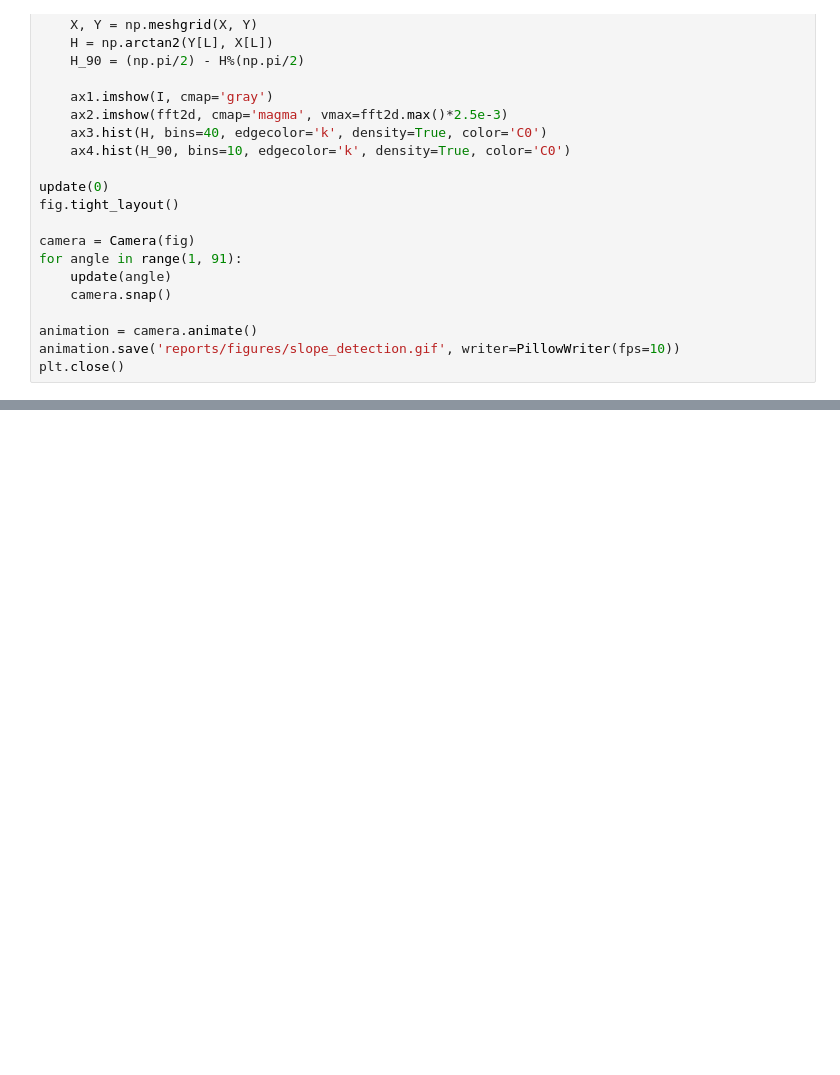
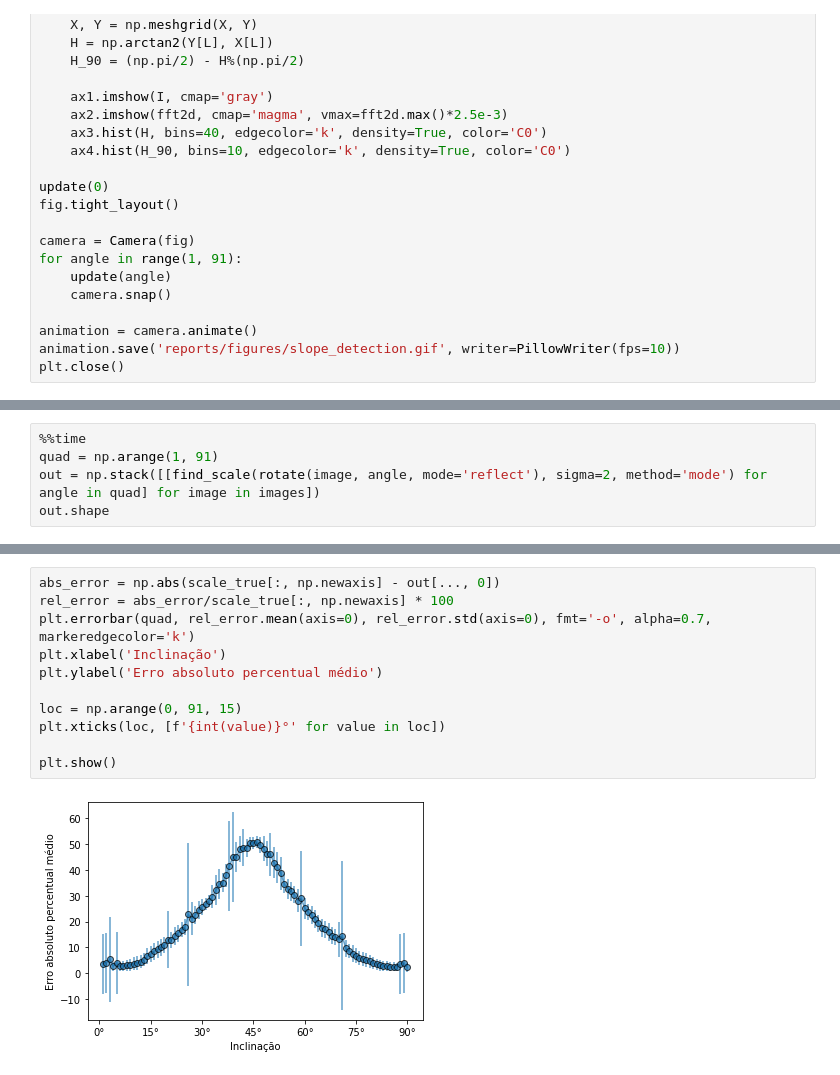
Before and after one commit to JairoSSantos/PAC-project, a Jupyter notebook: cnn/notebooks/scale-detection.ipynb, the cells around one changed output, grey strips where cells are left out. Cells and saved outputs as stored; diff of their text form; blank space fills up the shorter version.

Commit message:
Limitações - imagens rotacionadas
Análise do erro na detecção da escala provocado pela inclinação da imagem.

```diff
--- a/cnn/notebooks/scale-detection.ipynb
+++ b/cnn/notebooks/scale-detection.ipynb
@@ -361,0 +364,5 @@ plt.close()
+# %%
+%%time
+quad = np.arange(1, 91)
+out = np.stack([[find_scale(rotate(image, angle, mode='reflect'), sigma=2, method='mode') for angle in quad] for image in images])
+out.shape
@@ -361,0 +373,13 @@ plt.close()
+# %%
+abs_error = np.abs(scale_true[:, np.newaxis] - out[..., 0])
+rel_error = abs_error/scale_true[:, np.newaxis] * 100
+plt.errorbar(quad, rel_error.mean(axis=0), rel_error.std(axis=0), fmt='-o', alpha=0.7, markeredgecolor='k')
+plt.xlabel('Inclinação')
+plt.ylabel('Erro absoluto percentual médio')
+
+loc = np.arange(0, 91, 15)
+plt.xticks(loc, [f'{int(value)}°' for value in loc])
+
+plt.show()
+# %% [output]
+[figure, added]
```
Also changed, not shown: parts of 8 cells of this notebook.
